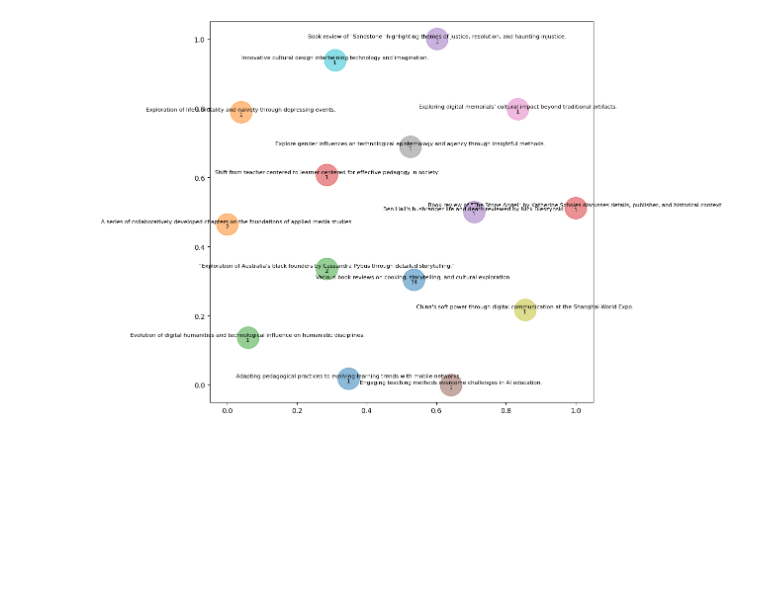
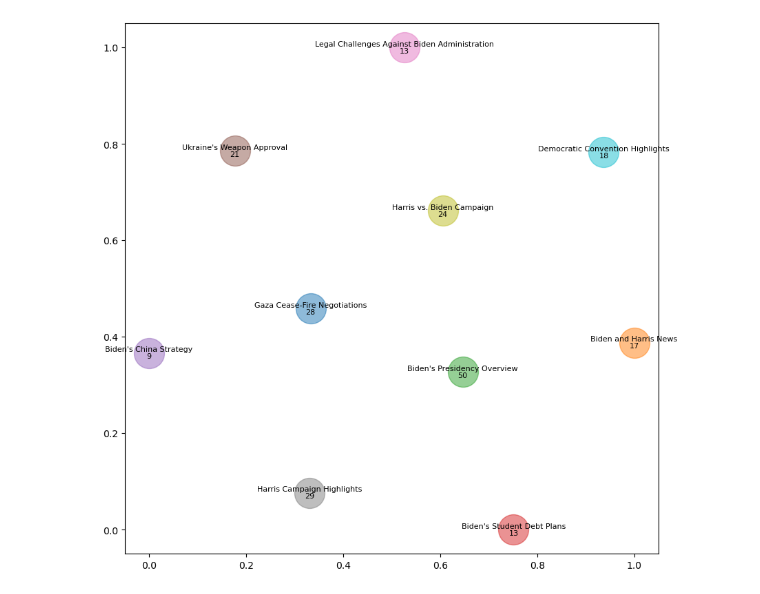
Before and after one commit to nibrasrakib/etta-tobii-exe, a Jupyter notebook: cluster_postgres.ipynb, the cells around one changed output. Drawn from its saved outputs; the diff is of its cells as text; code cells hidden in the pictures; blank space fills up the shorter version.

Commit message:
RSS_Feed working

```diff
--- a/cluster_postgres.ipynb
+++ b/cluster_postgres.ipynb
@@ -58,7 +58,7 @@ def execute_query_with_params(query, param):
         # password = 'Arvi1308'  # replace with your actual password
         hostname = '34.133.177.246'
         port = 5432
-        database = 'dcdi'
+        database = 'rss_feed'
         username = 'aravind'
         password = 'C&99Fk6xHxypA2R$C4XQ'
         # Establishing the connection
@@ -101,7 +101,7 @@ def execute_query(query):
         # password = 'Arvi1308'  # replace with your actual password
         hostname = '34.133.177.246'
         port = 5432
-        database = 'dcdi'
+        database = 'rss_feed'
         username = 'aravind'
         password = 'C&99Fk6xHxypA2R$C4XQ'
         # Establishing the connection
@@ -144,7 +144,7 @@ def retrieve_data(q):
         # password = 'Arvi1308'
         hostname = '34.133.177.246'
         port = 5432
-        database = 'dcdi'
+        database = 'rss_feed'
         username = 'aravind'
         password = 'C&99Fk6xHxypA2R$C4XQ'
         # query = """
@@ -1175,28 +1548,31 @@ cls_summary, cls_assigned, bibs, cls_desc, sessionData, response_time = cluster_
 # %%
 # Matplotlib to plot the clusters
 import matplotlib.pyplot as plt
 import numpy as np
 
 # Create a bubble chart
 def plot_clusters(cluster_centers, cluster_desc, id2members, cluster_summary, cluster_assigned, num_cls):
     # Create a scatter plot
     fig, ax = plt.subplots(figsize=(10, 10))
     for i in range(num_cls):
         x = cluster_centers[i][0]
         y = cluster_centers[i][1]
         ax.scatter(x, y, s=1000, alpha=0.5, label=cluster_desc[i])
-        # ax.text(x, y, f"{i+1}", fontsize=12, ha='center', va='center')
-        # ax.text(x, y, f"{cluster_desc[i]}", fontsize=8, ha='center', va='bottom')
-        # ax.text(x, y, f"{cluster_summary[i]}", fontsize=8, ha='center', va='top')
-        # ax.text(x, y, f"{cluster_assigned[i]}", fontsize=8, ha='center', va='bottom')
+
     # Use the cluster_summary as the label for each cluster
-    for i, txt in enumerate(cluster_summary.values()):
-        ax.text(cluster_centers[i][0], cluster_centers[i][1], txt, fontsize=8, ha='center', va='bottom')
+    # for i, txt in enumerate(cluster_summary.values()):
+    #     ax.text(cluster_centers[i][0], cluster_centers[i][1], txt, fontsize=8, ha='center', va='bottom')
+
+    # Use sessionData["cluster_desc_0"] as the title for each cluster. It is a list of lists where each list contains the title of the cluster but as a list of words
+    for i, txt in enumerate(sessionData["cluster_desc_0"]):
+        for j, txt2 in enumerate(txt):
+            title_temp = " ".join(txt2)
+            ax.text(cluster_centers[i][0], cluster_centers[i][1], title_temp, fontsize=8, ha='center', va='bottom')
     # Print number of publications in each cluster
     for i, txt in enumerate(id2members.values()):
         ax.text(cluster_centers[i][0], cluster_centers[i][1], f"{len(txt)}", fontsize=8, ha='center', va='top')
     plt.show()
 
-plot_clusters(sessionData["xy_0"], sessionData["cluster_desc_0"], sessionData["id2members_0"], cluster_summary, cluster_assigned, sessionData["num_cls"])
+plot_clusters(sessionData["xy_0"], sessionData["cluster_desc_0"], sessionData["id2members_0"], cls_summary, cls_assigned, sessionData["num_cls"])
 # %% [output]
-[figure, old version]
+[figure, new version]
```
Also changed, not shown: parts of 8 cells of this notebook, 9 other files.
